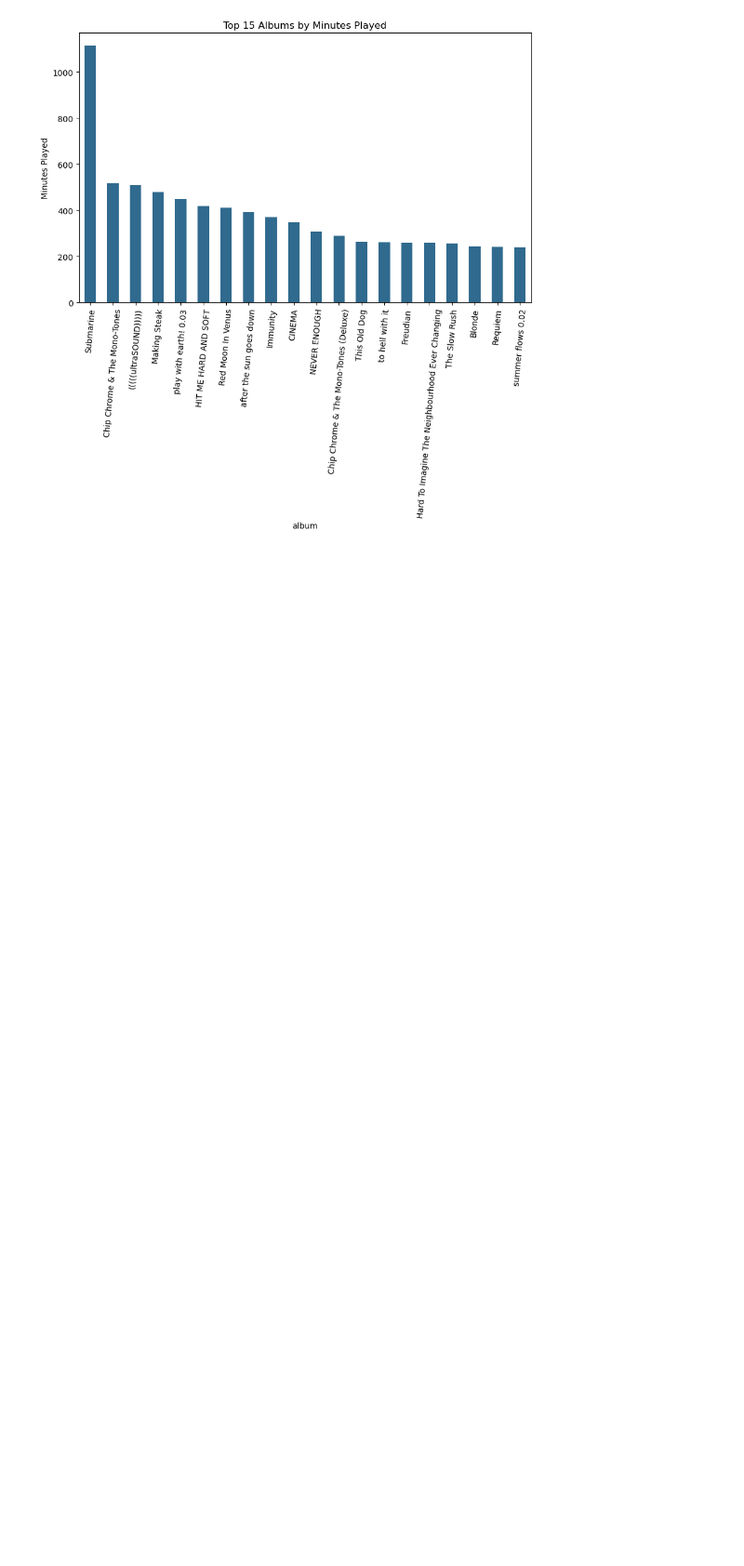
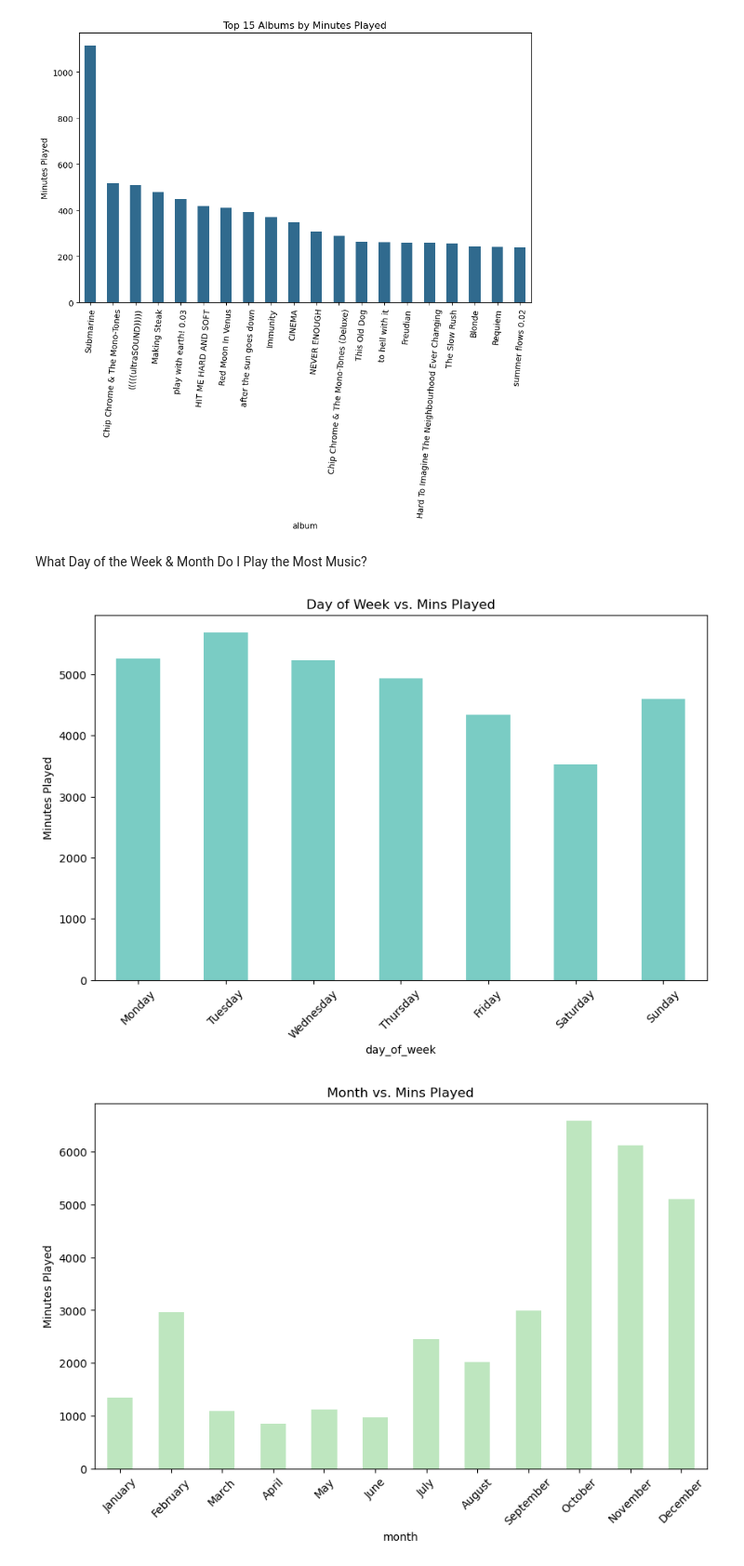
Before and after one commit to caitlinbui/PersonalSpotify-Analysis, a Jupyter notebook: PersonalSpotifyAnalysis.ipynb, the cells around one changed output. Shown at 93% size. Cells and saved outputs as stored; diff of their text form; code cells hidden in the pictures; blank space fills up the shorter version.

Commit message:
Hella PLots

```diff
--- a/PersonalSpotifyAnalysis.ipynb
+++ b/PersonalSpotifyAnalysis.ipynb
@@ -63,0 +60,23 @@ spotify_df.head()
+# %%
+#CLEAN, FINAL DATASET:
+spotifyclean_df = spotify_df[["track","artist", "album", "date", "day_of_week", "month", "mins_played","hour", "am_pm"]].copy()
+#Basic Info about my Data:
+spotifyclean_df.select_dtypes(include='object').describe().transpose()
+spotifyclean_df.head()
+
+totalmins = spotifyclean_df["mins_played"].sum()
+totalhours = totalmins / 60
+totaldays = totalhours / 24
+
+totaltracks = spotifyclean_df["track"].nunique()
+totalalbums = spotifyclean_df["album"].nunique()
+totalartists = spotifyclean_df["artist"].nunique()
+
+print(f"Total minutes: {totalmins:,.0f}")
+print(f"Total hours: {totalhours:,.1f}")
+print(f"Total days: {totaldays:,.2f}")
+print(f"Total tracks: {totaltracks:,.0f}")
+print(f"Total albums: {totalalbums:,.0f}")
+print(f"Total artists: {totalartists:,.0f}")
+
+spotifyclean_df.head()
@@ -125,4 +157,31 @@ plt.show()
 [figure]
 [figure]
 [figure]
+# %% [markdown]
+What Day of the Week & Month Do I Play the Most Music?
+# %%
+dayofweek = spotifyclean_df.groupby("day_of_week")["mins_played"].sum().sort_values(ascending = False)
+
+day_order = ["Monday", "Tuesday", "Wednesday", "Thursday", "Friday", "Saturday", "Sunday"]
+dayofweek = spotifyclean_df.groupby("day_of_week")["mins_played"].sum().reindex(day_order)
+
+dayofweek.plot(kind="bar", color=cm.GnBu(0.5), figsize=(10,6))
+plt.xticks(rotation=45)
+plt.ylabel("Minutes Played")
+plt.title("Day of Week vs. Mins Played")
+plt.show()
+
+month = spotifyclean_df.groupby("month")["mins_played"].sum().sort_values(ascending=False)
+
+month_order = ["January", "February", "March", "April", "May", "June", "July", "August", "September", "October", "November", "December"]
+month = spotifyclean_df.groupby("month")["mins_played"].sum().reindex(month_order)
+
+month.plot(kind="bar", color=cm.GnBu(0.3), figsize=(10,6))
+plt.xticks(rotation=45)
+plt.ylabel("Minutes Played")
+plt.title("Month vs. Mins Played")
+plt.show()
+# %% [output]
+[figure, added]
+[figure, added]
 # %% [markdown]
```
Also changed, not shown: parts of 11 cells of this notebook.
